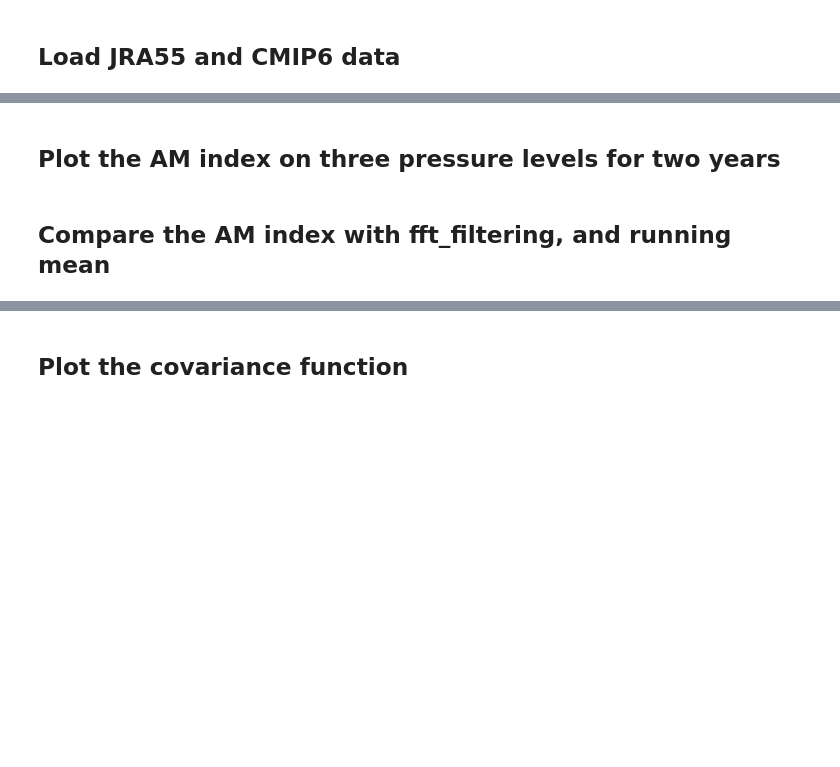
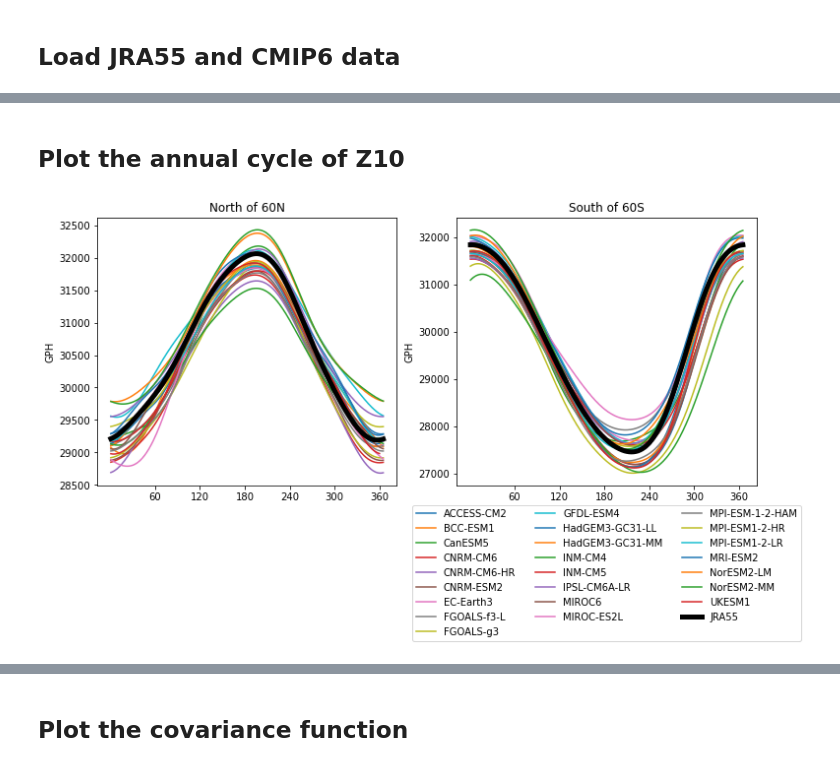
Before and after one commit to gchenpu/python, a Jupyter notebook: AM_indices/read_AM_index_cmip6.ipynb, the cells around one changed output, grey strips where cells are left out. Drawn from its saved outputs; the diff is of its cells as text; code cells hidden in the pictures; blank space fills up the shorter version.

```diff
--- a/AM_indices/read_AM_index_cmip6.ipynb
+++ b/AM_indices/read_AM_index_cmip6.ipynb
@@ -98,2 +74,0 @@ for i, D in enumerate(D_list):
-# %% [markdown]
-## Plot the AM index on three pressure levels for two years
@@ -139,2 +74,0 @@ plot_2year(D1, year=2006, p_level=[10, 100, 1000], save_fig=False)
-# %% [markdown]
-## Compare the AM index with fft_filtering, and running mean
@@ -170,0 +75,45 @@ ax1.grid()
+# %% [markdown]
+## Plot the annual cycle of Z10
+# %%
+def plot_1year(data, p_level=10, plot="NAM"):
+        ysize = data.length_of_year
+        time = np.linspace(1.0, ysize, ysize)
+        ki = np.isin(data.level, p_level)
+
+        if plot == "NAM":
+                ax1.plot(time, data.NAM_mean[:, ki], label=data.name)
+        else:
+                ax1.plot(time, data.SAM_mean[:, ki], label=data.name)
+        ax1.set_xticks(np.linspace(60, 360, 6))
+        ax1.set_ylabel('GPH')
+        if plot == "NAM":
+                ax1.set_title('North of 60N')
+        else:
+                ax1.set_title('South of 60S')
+        # ax1.set_title(f'{data.name}')
+        # ax1.axis([1, 365, -4, 4])
+        #ax1.axhline(y=0, color='k', linestyle='--')
+        ax1.grid()
+
+ysize = D0.length_of_year # including calendar = "360_day"
+time = np.linspace(1, ysize, ysize)
+p_level = 10
+ki = np.isin(D0.level, p_level)
+
+fig = plt.figure(figsize=(12,5))
+ax1 = fig.add_subplot(1, 2, 1)
+for i, D in enumerate(D_list):
+    plot_1year(D, p_level=p_level, plot="NAM")
+ax1.plot(time, D0.NAM_mean[:, ki], color='k', linewidth=5, label=D0.name)
+
+ax1 = fig.add_subplot(1, 2, 2)
+for i, D in enumerate(D_list):
+    plot_1year(D, p_level=p_level, plot="SAM")
+ax1.plot(time, D0.SAM_mean[:, ki], color='k', linewidth=5, label=D0.name)
+
+legend = ax1.legend(bbox_to_anchor=(0.5,-0.6), loc='lower center', ncol=3)
+
+# if True:
+#         plt.savefig('Figs/Z10_annual_cyle.png', transparent=True)
+# %% [output]
+[figure, added]
```
Also changed, not shown: parts of 15 cells of this notebook, 4 other files.
